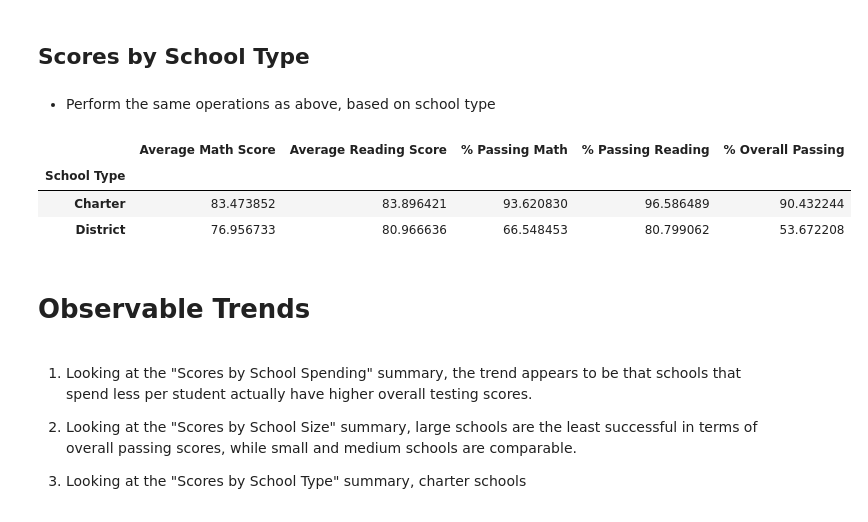
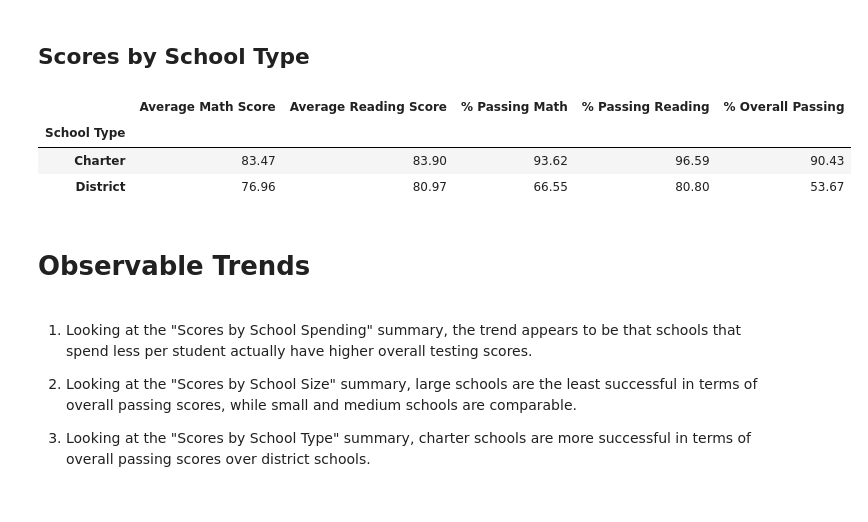
Before and after one commit to pammeyer80/pandas-challenge, a Jupyter notebook: PyCitySchools/PyCitySchools_Final.ipynb, the cells around one changed output. Saved outputs shown, nothing was run; the diff lists cells and outputs as text; code cells hidden in the pictures.

```diff
--- a/PyCitySchools/PyCitySchools_starter.ipynb
+++ b/PyCitySchools/PyCitySchools_Final.ipynb
@@ -411,24 +349,29 @@ school_size_group_df
 | Large(2000-5000) | 77.75 | 81.34 | 69.96 | 82.77 | 58.29 |
 # %% [markdown]
 ## Scores by School Type
-# %% [markdown]
-* Perform the same operations as above, based on school type
 # %%
 #Create dataframe of needed columns only
 school_type_df = school_summary_df.loc[:, ["School Type", "Average Math Score","Average Reading Score", "% Passing Math", "% Passing Reading", "% Overall Passing"]]
 
 #Group the data
 school_type_group = school_type_df.groupby("School Type")
 
 #Create final dataframe of average size data
 school_type_group_df = school_type_group.mean()
 
+#Format dataframe columns
+school_type_group_df["Average Math Score"] = school_type_group_df["Average Math Score"].map("{:.2f}".format)
+school_type_group_df["Average Reading Score"] = school_type_group_df["Average Reading Score"].map("{:.2f}".format)
+school_type_group_df["% Passing Math"] = school_type_group_df["% Passing Math"].map("{:.2f}".format)
+school_type_group_df["% Passing Reading"] = school_type_group_df["% Passing Reading"].map("{:.2f}".format)
+school_type_group_df["% Overall Passing"] = school_type_group_df["% Overall Passing"].map("{:.2f}".format)
+
 school_type_group_df
 # %% [output]
 |  | Average Math Score | Average Reading Score | % Passing Math | % Passing Reading | % Overall Passing |
 | School Type |  |  |  |  |  |
-| Charter | 83.473852 | 83.896421 | 93.620830 | 96.586489 | 90.432244 |
-| District | 76.956733 | 80.966636 | 66.548453 | 80.799062 | 53.672208 |
+| Charter | 83.47 | 83.90 | 93.62 | 96.59 | 90.43 |
+| District | 76.96 | 80.97 | 66.55 | 80.80 | 53.67 |
 # %% [markdown]
 # Observable Trends
 # %% [markdown]
@@ -436,4 +379,4 @@ school_type_group_df
 
 2. Looking at the "Scores by School Size" summary, large schools are the least successful in terms of overall passing scores, while small and medium schools are comparable.
 
-3. Looking at the "Scores by School Type" summary, charter schools
+3. Looking at the "Scores by School Type" summary, charter schools are more successful in terms of overall passing scores over district schools.
```
Also changed, not shown: parts of 10 cells of this notebook.
